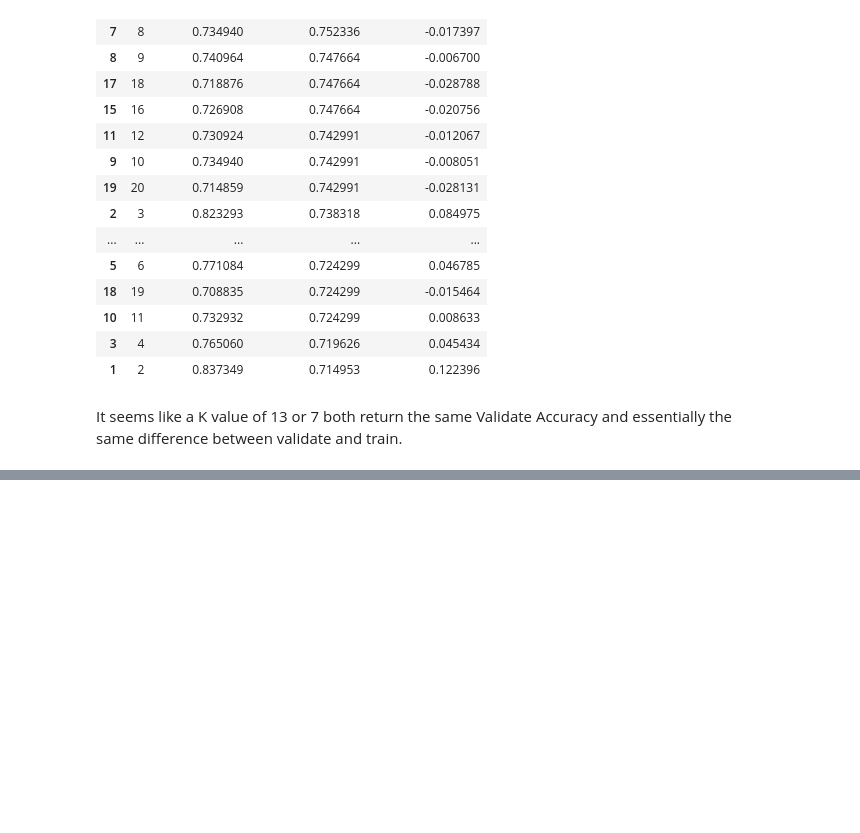
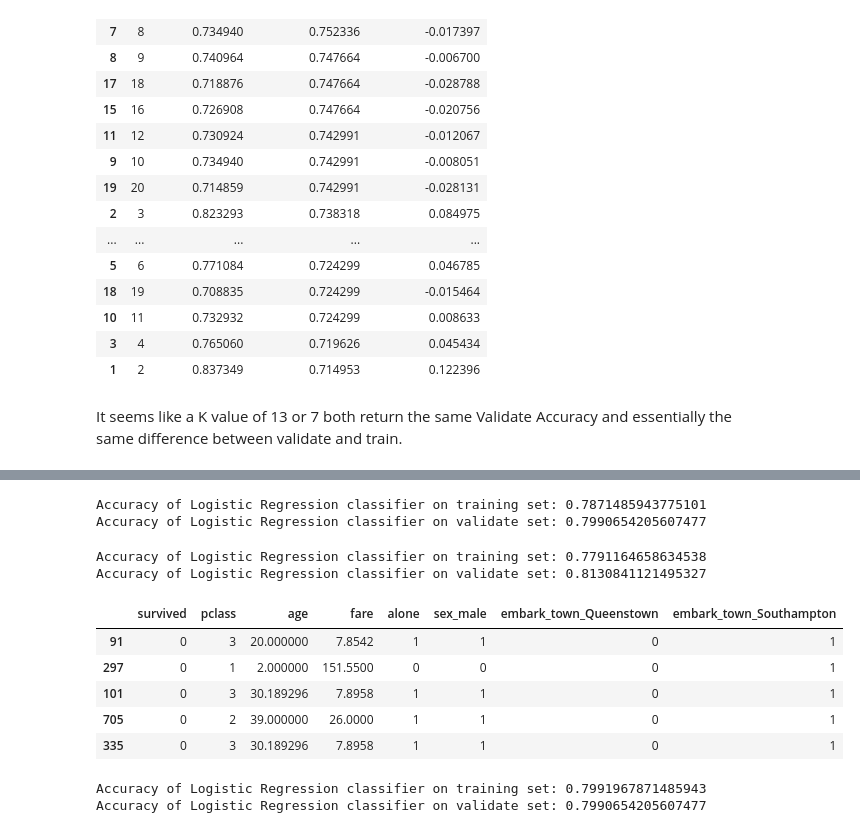
Before and after one commit to AndrewRachuig/classification-exercises, a Jupyter notebook: model.ipynb, the cells around one changed output, grey strips where cells are left out. Cells and saved outputs as stored; diff of their text form; code cells hidden in the pictures; blank space fills up the shorter version.

Commit message:
logistic regression exercises finished

```diff
--- a/model.ipynb
+++ b/model.ipynb
@@ -1277,0 +1411,76 @@ It seems like a K value of 13 or 7 both return the same Validate Accuracy and es
+# %%
+X_train = train.drop(columns='survived')
+y_train = train.survived
+
+X_validate = validate.drop(columns='survived')
+y_validate = validate.survived
+
+X_test = test.drop(columns='survived')
+y_test = test.survived
+
+logit = LogisticRegression(random_state=123)
+logit.fit(X_train, y_train)
+
+y_pred = logit.predict(X_train)
+
+print(f'Accuracy of Logistic Regression classifier on training set: {logit.score(X_train, y_train)}')
+print(f'Accuracy of Logistic Regression classifier on validate set: {logit.score(X_validate, y_validate)}')
+# %% [output]
+Accuracy of Logistic Regression classifier on training set: 0.7871485943775101
+Accuracy of Logistic Regression classifier on validate set: 0.7990654205607477
+# %%
+# Same as above with different hyperparameters
+X_train = train.drop(columns='survived')
+y_train = train.survived
+
+X_validate = validate.drop(columns='survived')
+y_validate = validate.survived
+
+X_test = test.drop(columns='survived')
+y_test = test.survived
+
+logit = LogisticRegression(class_weight='balanced', random_state=123)
+logit.fit(X_train, y_train)
+
+y_pred = logit.predict(X_train)
+
+print(f'Accuracy of Logistic Regression classifier on training set: {logit.score(X_train, y_train)}')
+print(f'Accuracy of Logistic Regression classifier on validate set: {logit.score(X_validate, y_validate)}')
+# %% [output]
+Accuracy of Logistic Regression classifier on training set: 0.7791164658634538
+Accuracy of Logistic Regression classifier on validate set: 0.8130841121495327
+# %%
+# Adding in the encoded "embark_town" feature to the model.
+titanic = acquire.get_titanic_data()
+train, validate, test = prepare.prep_titanic_data(titanic)
+train.drop(['sibsp', 'parch'], axis =1, inplace=True)
+validate.drop(['sibsp', 'parch'], axis =1, inplace=True)
+test.drop(['sibsp', 'parch'], axis =1, inplace=True)
+validate.head()
+# %% [output]
+|  | survived | pclass | age | fare | alone | sex_male | embark_town_Queenstown | embark_town_Southampton |
+| 91 | 0 | 3 | 20.000000 | 7.8542 | 1 | 1 | 0 | 1 |
+| 297 | 0 | 1 | 2.000000 | 151.5500 | 0 | 0 | 0 | 1 |
+| 101 | 0 | 3 | 30.189296 | 7.8958 | 1 | 1 | 0 | 1 |
+| 705 | 0 | 2 | 39.000000 | 26.0000 | 1 | 1 | 0 | 1 |
+| 335 | 0 | 3 | 30.189296 | 7.8958 | 1 | 1 | 0 | 1 |
+# %%
+X_train = train.drop(columns='survived')
+y_train = train.survived
+
+X_validate = validate.drop(columns='survived')
+y_validate = validate.survived
+
+X_test = test.drop(columns='survived')
+y_test = test.survived
+
+logit = LogisticRegression(random_state=123)
+logit.fit(X_train, y_train)
+
+y_pred = logit.predict(X_train)
+
+print(f'Accuracy of Logistic Regression classifier on training set: {logit.score(X_train, y_train)}')
+print(f'Accuracy of Logistic Regression classifier on validate set: {logit.score(X_validate, y_validate)}')
+# %% [output]
+Accuracy of Logistic Regression classifier on training set: 0.7991967871485943
+Accuracy of Logistic Regression classifier on validate set: 0.7990654205607477
```
Also changed, not shown: parts of 27 cells of this notebook.
